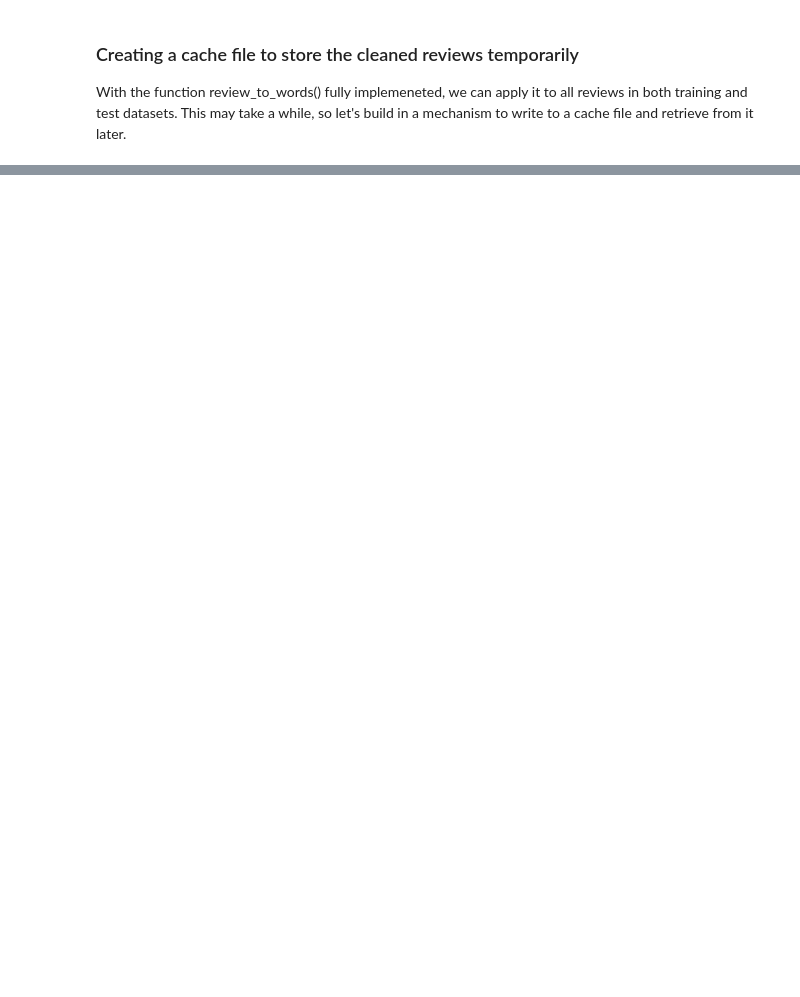
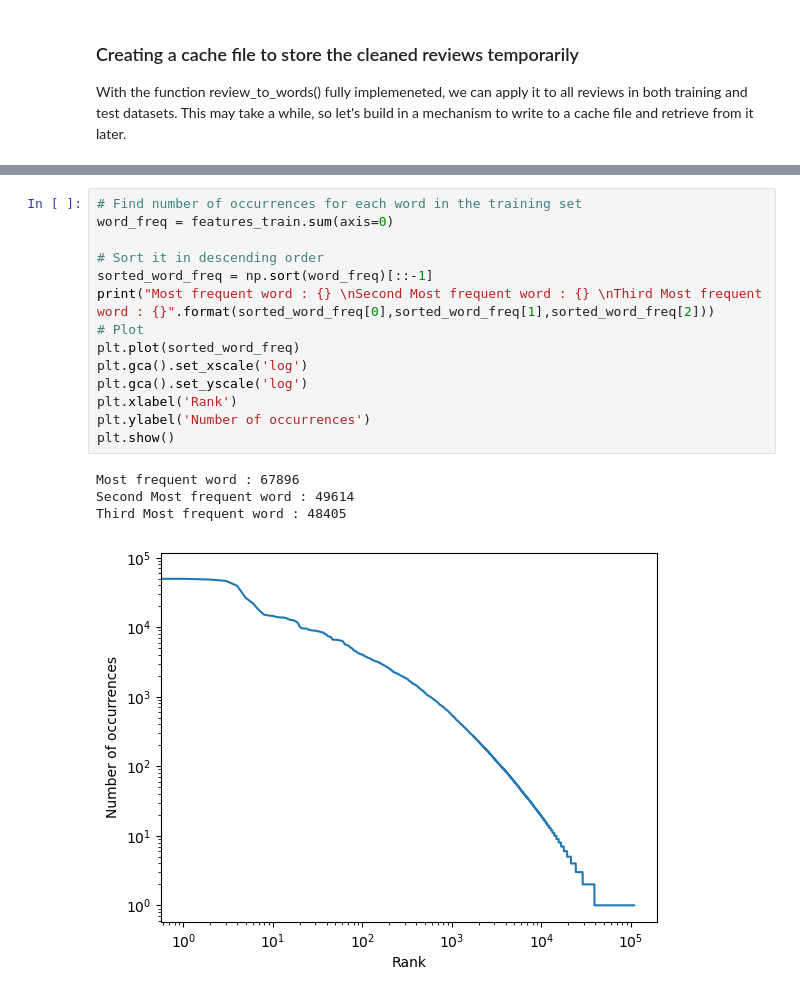
Before and after one commit to mhardik003/Natural-Language-Processing, a Jupyter notebook: Sentiment Analysis/sentiment_analysis.ipynb, the cells around one changed output, grey strips where cells are left out. Cells and saved outputs as stored; diff of their text form; blank space fills up the shorter version.

```diff
--- a/Sentiment Analysis/sentiment_analysis.ipynb
+++ b/Sentiment Analysis/sentiment_analysis.ipynb
@@ -338,0 +456,19 @@ pos
+# %%
+# Find number of occurrences for each word in the training set
+word_freq = features_train.sum(axis=0)
+
+# Sort it in descending order
+sorted_word_freq = np.sort(word_freq)[::-1]
+print("Most frequent word : {} \nSecond Most frequent word : {} \nThird Most frequent word : {}".format(sorted_word_freq[0],sorted_word_freq[1],sorted_word_freq[2]))
+# Plot
+plt.plot(sorted_word_freq)
+plt.gca().set_xscale('log')
+plt.gca().set_yscale('log')
+plt.xlabel('Rank')
+plt.ylabel('Number of occurrences')
+plt.show()
+# %% [output]
+Most frequent word : 67896
+Second Most frequent word : 49614
+Third Most frequent word : 48405
+[figure, added]
```
Also changed, not shown: parts of 15 cells of this notebook, 2 other files.
